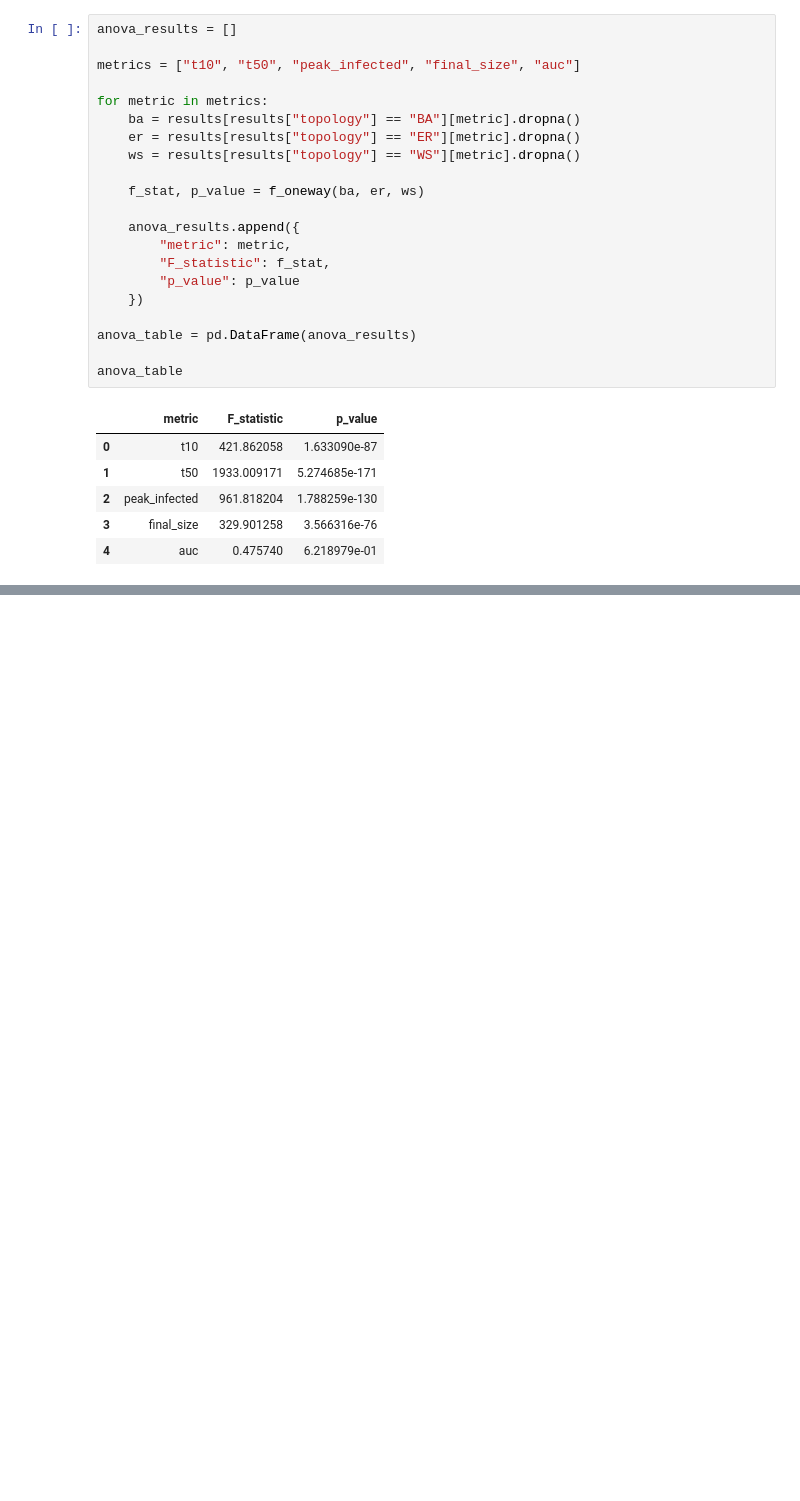
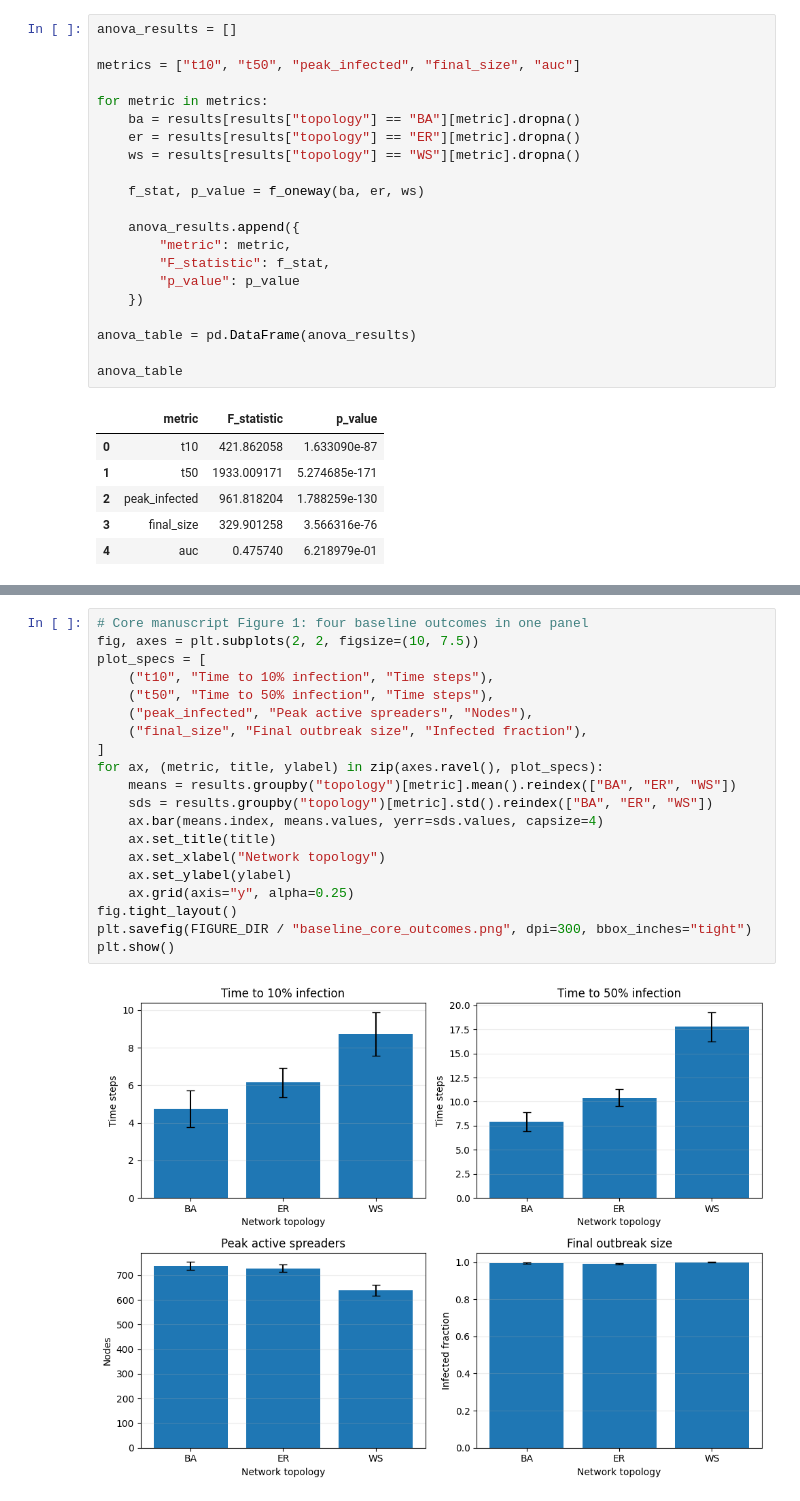
Before and after one commit to ishn29/misinformation-topology-research, a Jupyter notebook: notebooks/baseline_analysis.ipynb, the cells around one changed output, grey strips where cells are left out. Drawn from its saved outputs; the diff is of its cells as text; blank space fills up the shorter version.

```diff
--- a/notebooks/baseline_analysis.ipynb
+++ b/notebooks/baseline_analysis.ipynb
@@ -330,0 +380,22 @@ anova_table
+# %%
+# Core manuscript Figure 1: four baseline outcomes in one panel
+fig, axes = plt.subplots(2, 2, figsize=(10, 7.5))
+plot_specs = [
+    ("t10", "Time to 10% infection", "Time steps"),
+    ("t50", "Time to 50% infection", "Time steps"),
+    ("peak_infected", "Peak active spreaders", "Nodes"),
+    ("final_size", "Final outbreak size", "Infected fraction"),
+]
+for ax, (metric, title, ylabel) in zip(axes.ravel(), plot_specs):
+    means = results.groupby("topology")[metric].mean().reindex(["BA", "ER", "WS"])
+    sds = results.groupby("topology")[metric].std().reindex(["BA", "ER", "WS"])
+    ax.bar(means.index, means.values, yerr=sds.values, capsize=4)
+    ax.set_title(title)
+    ax.set_xlabel("Network topology")
+    ax.set_ylabel(ylabel)
+    ax.grid(axis="y", alpha=0.25)
+fig.tight_layout()
+plt.savefig(FIGURE_DIR / "baseline_core_outcomes.png", dpi=300, bbox_inches="tight")
+plt.show()
+# %% [output]
+[figure, added]
```
Also changed, not shown: parts of 5 cells of this notebook, 8 other files.
